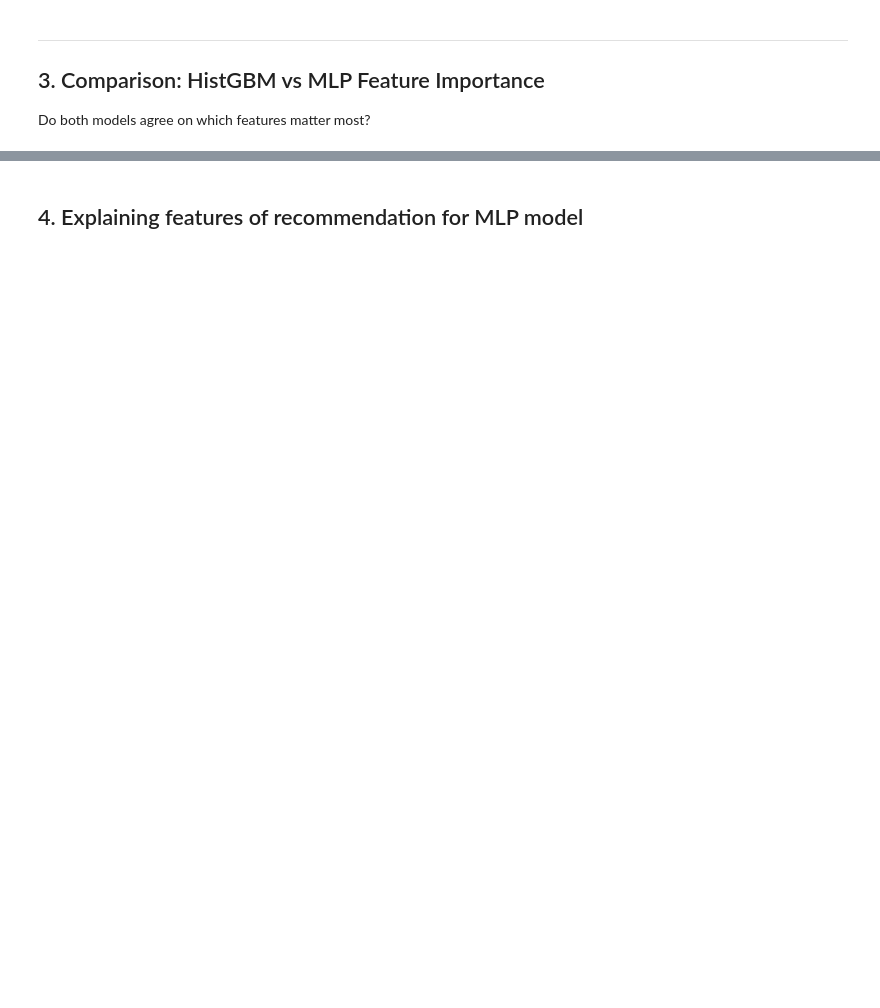
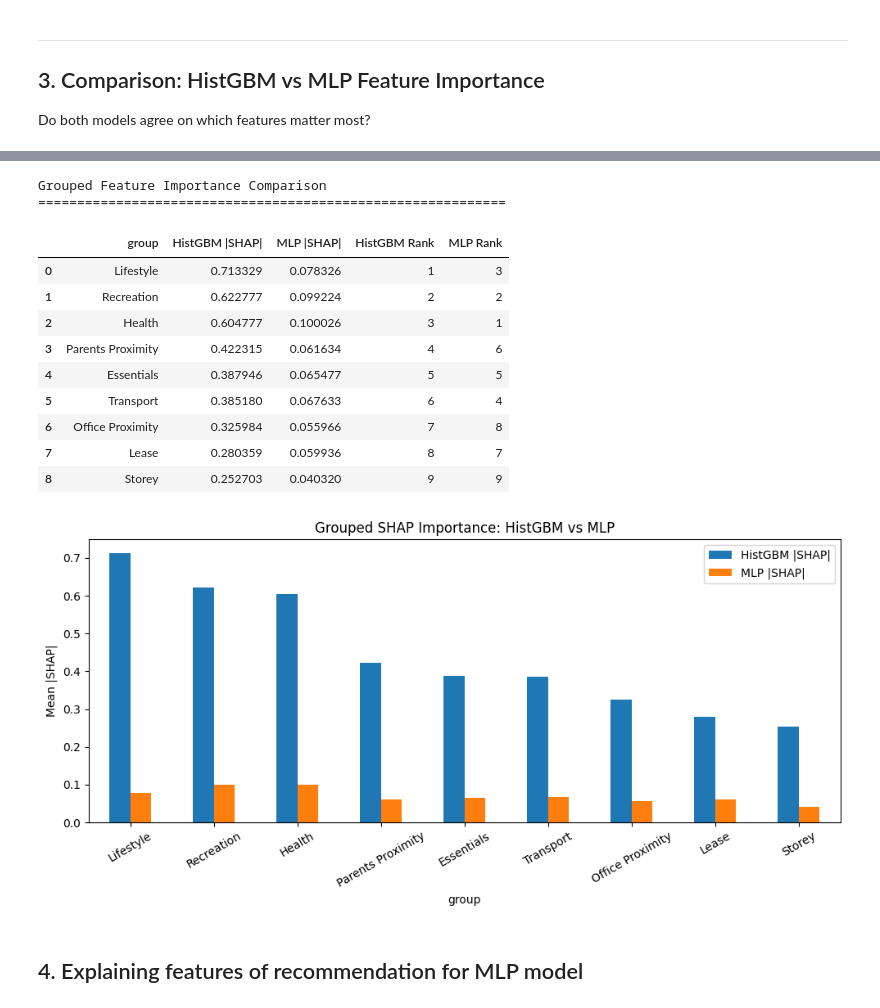
Before and after one commit to casperngeen/cs3264-hdb, a Jupyter notebook: explainability.ipynb, the cells around one changed output, grey strips where cells are left out. Drawn from its saved outputs; the diff is of its cells as text; code cells hidden in the pictures; blank space fills up the shorter version.

```diff
--- a/explainability.ipynb
+++ b/explainability.ipynb
@@ -183,3 +117,76 @@ Feature Importance Comparison (Top 15)
+# %%
+FEATURE_GROUPS = {
+    "Lifestyle":          ["diff_restaurant_distance_m", "diff_restaurant_count_500m",
+                           "diff_cafe_distance_m", "diff_cafe_count_500m",
+                           "diff_shopping_mall_distance_m", "weight_lifestyle"],
+    "Recreation":         ["diff_park_distance_m", "diff_gym_distance_m", "weight_recreation"],
+    "Parents Proximity":  ["diff_parents_distance_m", "weight_parents"],
+    "Health":             ["diff_doctor_distance_m", "diff_pharmacy_distance_m", "weight_health"],
+    "Office Proximity":   ["diff_office_distance_m", "weight_office"],
+    "Essentials":         ["diff_grocery_or_supermarket_distance_m", "weight_essentials"],
+    "Transport":          ["diff_mrt_distance_m", "diff_bus_distance_m",
+                           "diff_bus_count_500m", "weight_transport"],
+    "Storey":             ["diff_storey_mid", "weight_storey"],
+    "Lease":              ["diff_remaining_lease_years", "weight_lease"],
+}
+
+# Build per-feature SHAP df
+feature_shap_df = pd.DataFrame({
+    "feature":       feature_cols,
+    "hgb_shap":      np.abs(shap_values_hgb).mean(axis=0),
+    "mlp_shap":      np.abs(shap_values_mlp_1).mean(axis=0),
+})
+
+# Assign group label
+def get_group(feature):
+    for group, features in FEATURE_GROUPS.items():
+        if feature in features:
+            return group
+    return "Other"
+
+feature_shap_df["group"] = feature_shap_df["feature"].apply(get_group)
+
+# Aggregate by group (sum of mean |SHAP| within group)
+group_df = (
+    feature_shap_df.groupby("group")[["hgb_shap", "mlp_shap"]]
+    .sum()
+    .rename(columns={"hgb_shap": "HistGBM |SHAP|", "mlp_shap": "MLP |SHAP|"})
+    .reset_index()
+)
+
+group_df = group_df[group_df["group"] != "Other"]
+
+group_df["HistGBM Rank"] = group_df["HistGBM |SHAP|"].rank(ascending=False).astype(int)
+group_df["MLP Rank"]     = group_df["MLP |SHAP|"].rank(ascending=False).astype(int)
+group_df = group_df.sort_values("HistGBM |SHAP|", ascending=False).reset_index(drop=True)
+
+print("Grouped Feature Importance Comparison")
+print("=" * 60)
+display(group_df)
+
+# Bar chart comparison
+group_df.set_index("group")[["HistGBM |SHAP|", "MLP |SHAP|"]].plot(
+    kind="bar", figsize=(10, 5), rot=30
+)
+plt.title("Grouped SHAP Importance: HistGBM vs MLP")
+plt.ylabel("Mean |SHAP|")
+plt.tight_layout()
+plt.savefig("shap_group_comparison.png", bbox_inches="tight", dpi=150)
+plt.show()
+# %% [output]
+Grouped Feature Importance Comparison
+============================================================
+|  | group | HistGBM |SHAP| | MLP |SHAP| | HistGBM Rank | MLP Rank |
+| 0 | Lifestyle | 0.713329 | 0.078326 | 1 | 3 |
+| 1 | Recreation | 0.622777 | 0.099224 | 2 | 2 |
+| 2 | Health | 0.604777 | 0.100026 | 3 | 1 |
+| 3 | Parents Proximity | 0.422315 | 0.061634 | 4 | 6 |
+| 4 | Essentials | 0.387946 | 0.065477 | 5 | 5 |
+| 5 | Transport | 0.385180 | 0.067633 | 6 | 4 |
+| 6 | Office Proximity | 0.325984 | 0.055966 | 7 | 8 |
+| 7 | Lease | 0.280359 | 0.059936 | 8 | 7 |
+| 8 | Storey | 0.252703 | 0.040320 | 9 | 9 |
+[figure, added]
 # %% [markdown]
 ## 4. Explaining features of recommendation for MLP model
 # %%
```
Also changed, not shown: parts of 14 cells of this notebook, 4 other files.
